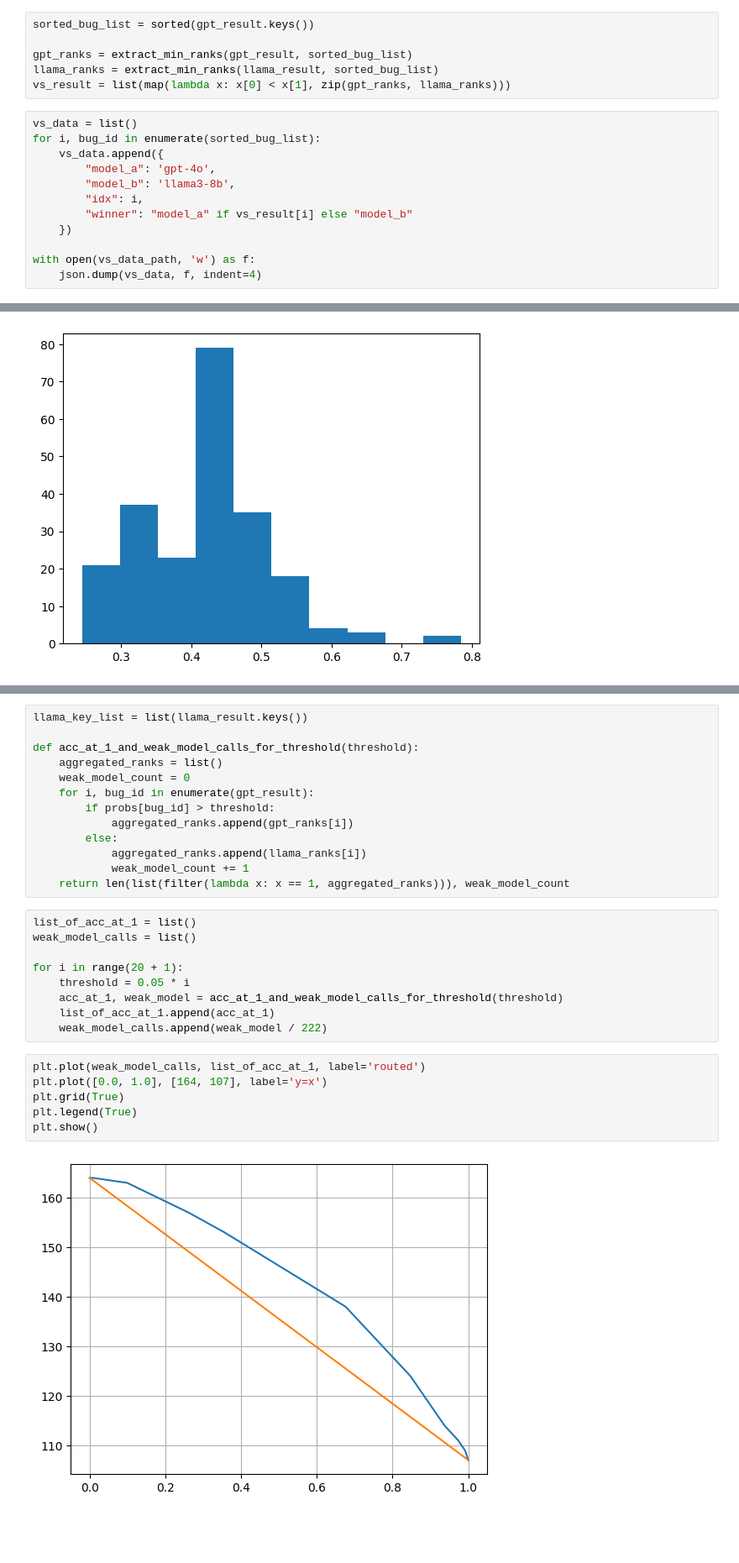
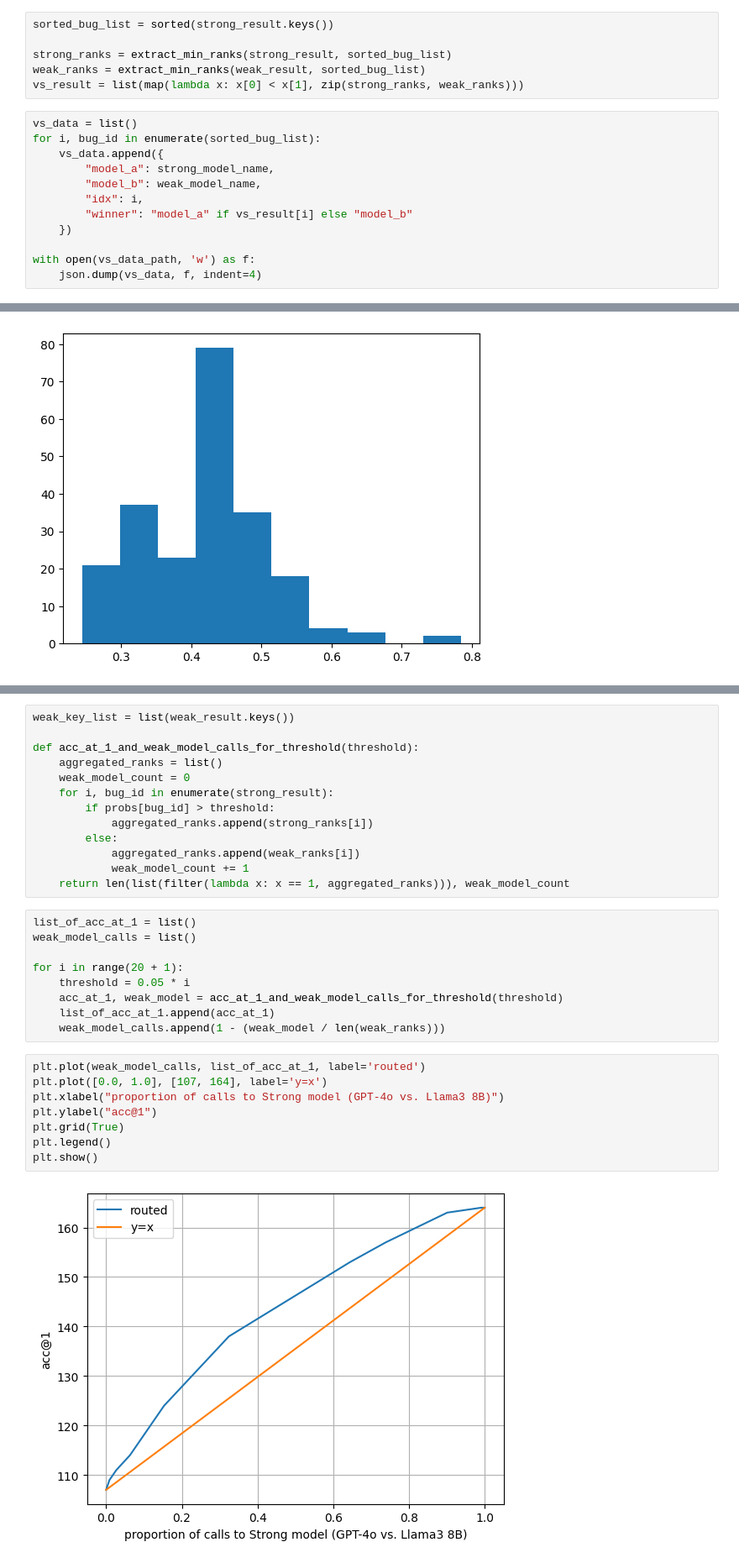
Before and after one commit to HyunjoonCho/lachesis, a Jupyter notebook: routellm/routellm.ipynb, the cells around one changed output, grey strips where cells are left out. Shown at 84% size. Saved outputs shown, nothing was run; the diff lists cells and outputs as text; blank space fills up the shorter version.

```diff
--- a/routellm/routellm.ipynb
+++ b/routellm/routellm.ipynb
@@ -82,17 +91,17 @@ def extract_min_ranks(result, bug_list):
 
     return min_ranks
 # %%
-sorted_bug_list = sorted(gpt_result.keys())
+sorted_bug_list = sorted(strong_result.keys())
 
-gpt_ranks = extract_min_ranks(gpt_result, sorted_bug_list)
-llama_ranks = extract_min_ranks(llama_result, sorted_bug_list)
-vs_result = list(map(lambda x: x[0] < x[1], zip(gpt_ranks, llama_ranks)))
+strong_ranks = extract_min_ranks(strong_result, sorted_bug_list)
+weak_ranks = extract_min_ranks(weak_result, sorted_bug_list)
+vs_result = list(map(lambda x: x[0] < x[1], zip(strong_ranks, weak_ranks)))
 # %%
 vs_data = list()
 for i, bug_id in enumerate(sorted_bug_list):
     vs_data.append({
-        "model_a": 'gpt-4o',
-        "model_b": 'llama3-8b',
+        "model_a": strong_model_name,
+        "model_b": weak_model_name,
         "idx": i,
         "winner": "model_a" if vs_result[i] else "model_b"
     })
@@ -148,14 +159,14 @@ len(list(filter(lambda x: x == 1, gpt_ranks)))
 # %%
-llama_key_list = list(llama_result.keys())
+weak_key_list = list(weak_result.keys())
 
 def acc_at_1_and_weak_model_calls_for_threshold(threshold):
     aggregated_ranks = list()
     weak_model_count = 0
-    for i, bug_id in enumerate(gpt_result):
+    for i, bug_id in enumerate(strong_result):
         if probs[bug_id] > threshold:
-            aggregated_ranks.append(gpt_ranks[i])
+            aggregated_ranks.append(strong_ranks[i])
         else:
-            aggregated_ranks.append(llama_ranks[i])
+            aggregated_ranks.append(weak_ranks[i])
             weak_model_count += 1
     return len(list(filter(lambda x: x == 1, aggregated_ranks))), weak_model_count
 # %%
@@ -166,12 +177,14 @@ for i in range(20 + 1):
     threshold = 0.05 * i
     acc_at_1, weak_model = acc_at_1_and_weak_model_calls_for_threshold(threshold)
     list_of_acc_at_1.append(acc_at_1)
-    weak_model_calls.append(weak_model / 222)
+    weak_model_calls.append(1 - (weak_model / len(weak_ranks)))
 # %%
 plt.plot(weak_model_calls, list_of_acc_at_1, label='routed')
-plt.plot([0.0, 1.0], [164, 107], label='y=x')
+plt.plot([0.0, 1.0], [107, 164], label='y=x')
+plt.xlabel("proportion of calls to Strong model (GPT-4o vs. Llama3 8B)")
+plt.ylabel("acc@1")
 plt.grid(True)
-plt.legend(True)
+plt.legend()
 plt.show()
 # %% [output]
-[figure, old version]
+[figure, new version]
```
Also changed, not shown: parts of 10 cells of this notebook, 16 other files.
